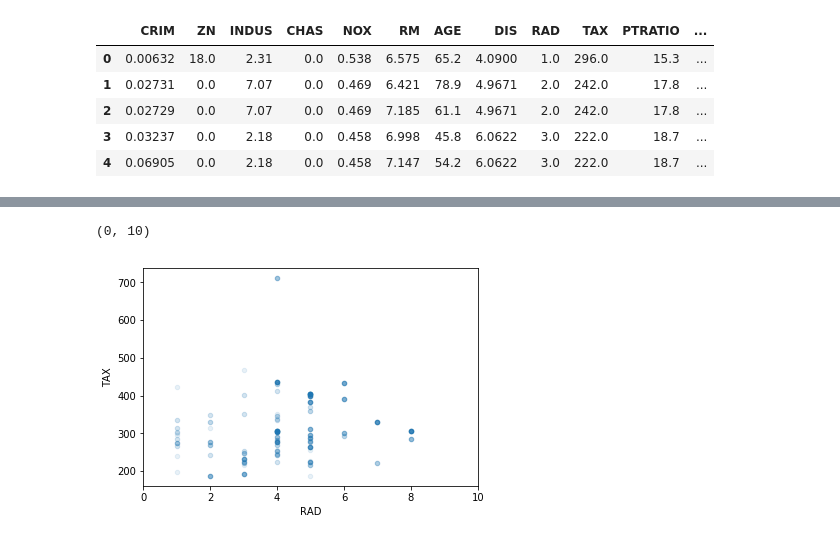
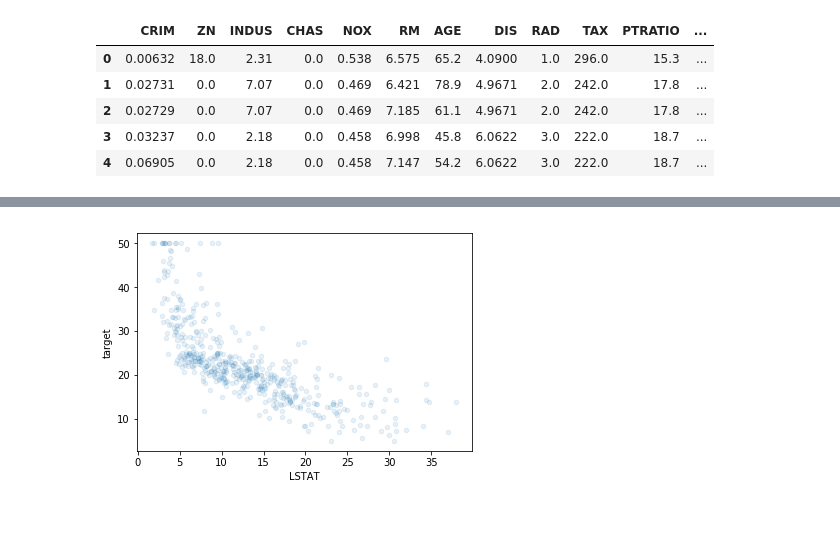
Before and after one commit to ianozsvald/beyond_correlation, a Jupyter notebook: example_boston_discover_feature_relationships.ipynb, the cells around one changed output, grey strips where cells are left out. Drawn from its saved outputs; the diff is of its cells as text; code cells hidden in the pictures.

Commit message:
better examples

```diff
--- a/example_boston_discover_feature_relationships.ipynb
+++ b/example_boston_discover_feature_relationships.ipynb
@@ -7,7 +33,7 @@ import discover
 # %%
-examlpe_dataset = datasets.load_boston()
-df_boston = pd.DataFrame(examlpe_dataset.data, columns=examlpe_dataset.feature_names)
-df_boston['target'] = examlpe_dataset.target
+example_dataset = datasets.load_boston()
+df_boston = pd.DataFrame(example_dataset.data, columns=example_dataset.feature_names)
+df_boston['target'] = example_dataset.target
 
 df = df_boston
 cols = ['CRIM', 'ZN', 'INDUS', 'CHAS', 'NOX', 'RM', 'AGE', 'DIS', 'RAD', 'TAX',
@@ -49,6 +107,5 @@ df_results.pivot(index='target', columns='feature', values='score').fillna(1) \
 # %%
-ax = df.plot(kind="scatter", x="RAD", y="TAX", alpha=0.1);
-ax.set_xlim(0, 10) # ignore an outlier
+# More lower-status people means lower house prices
+ax = df.plot(kind="scatter", x="LSTAT", y="target", alpha=0.1);
 # %% [output]
-(0, 10)
-[figure, old version]
+[figure, new version]
```
Also changed, not shown: parts of 10 cells of this notebook, 3 other files.
